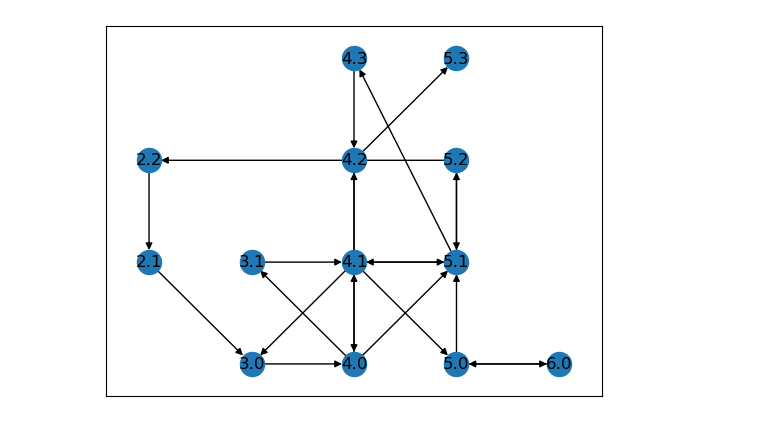
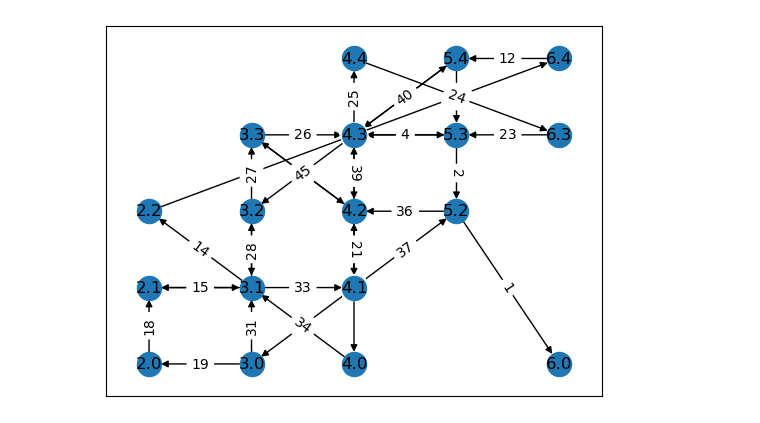
Before and after one commit to Morten-Tejlmand/5-semester, a Jupyter notebook: Fodbold/Passing/test_the_functions.ipynb, the cells around one changed output. Cells and saved outputs as stored; diff of their text form; code cells hidden in the pictures.

```diff
--- a/Fodbold/Passing/test_the_functions.ipynb
+++ b/Fodbold/Passing/test_the_functions.ipynb
@@ -39,4 +88,4 @@ graph_list, graph_dict = create_graphs_dict(possesion, final_sequence)
 # %%
-plot = plot_graphs(graph_dict,3773672171)
+plot = plot_graphs(graph_dict, 38952108)
 # %% [output]
-[figure, old version]
+[figure, new version]
```
Also changed, not shown: parts of 3 cells of this notebook, 1 other file.
